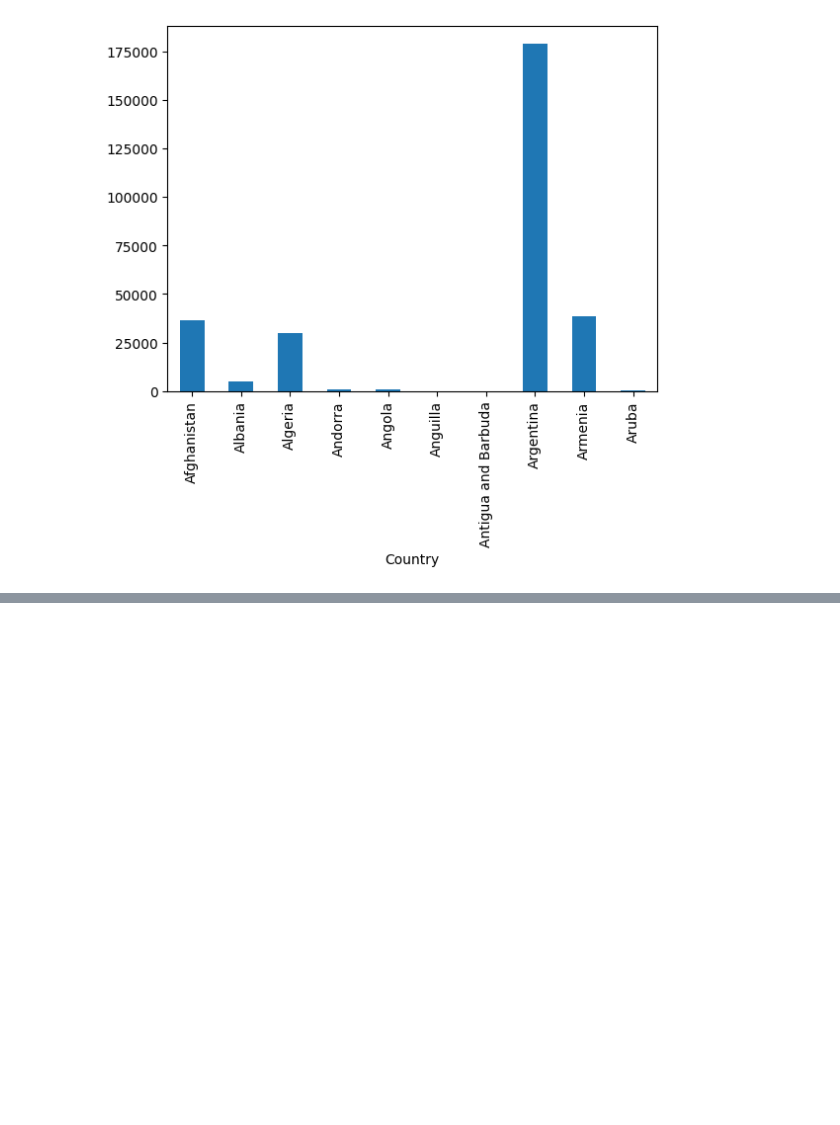
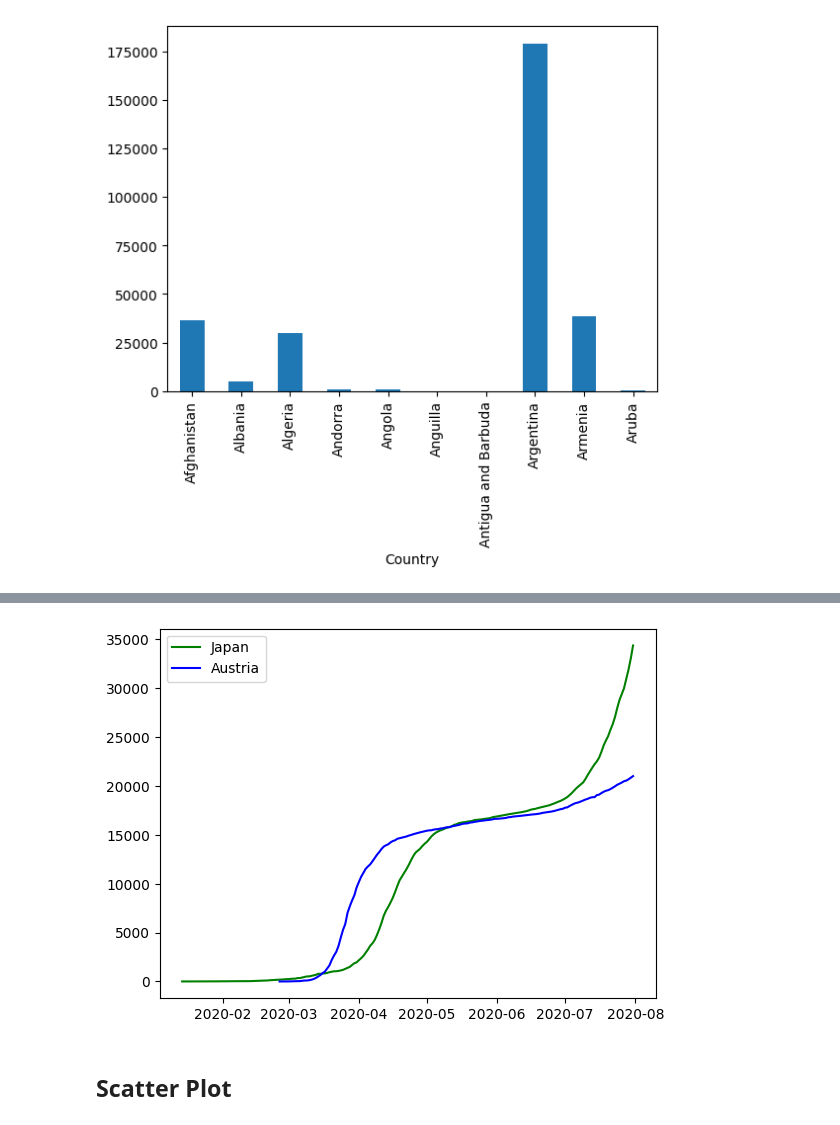
Before and after one commit to soni-vaishnavi/My_Daily_Work, a Jupyter notebook: ML/visualization/matplt.ipynb, the cells around one changed output, grey strips where cells are left out. Saved outputs shown, nothing was run; the diff lists cells and outputs as text; code cells hidden in the pictures; blank space fills up the shorter version.

```diff
--- a/ML/visualization/matplt.ipynb
+++ b/ML/visualization/matplt.ipynb
@@ -48,0 +101,16 @@ lt.show
+# %%
+
+def func(n, n2):
+    name = who[who["Country"]==n]
+    name2 = who[who["Country"]==n2]
+
+    lt.plot(name['Date_reported'], name['Cumulative_cases'], color = 'green', label = n)
+    lt.plot(name2['Date_reported'], name2['Cumulative_cases'], color = 'blue', label = n2)
+    lt.legend()
+    lt.show()
+
+func('Japan', 'Austria')
+# %% [output]
+[figure, added]
+# %% [markdown]
+## Scatter Plot
```
Also changed, not shown: parts of 20 cells of this notebook.
